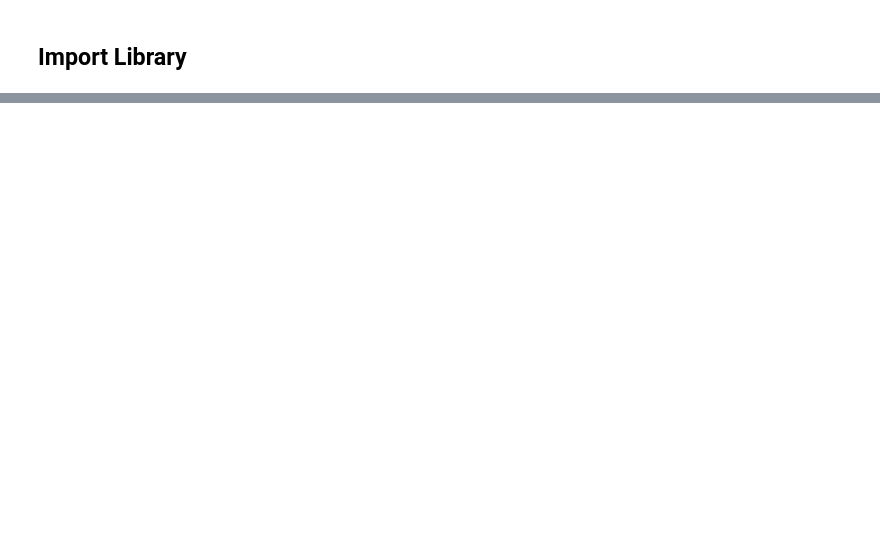
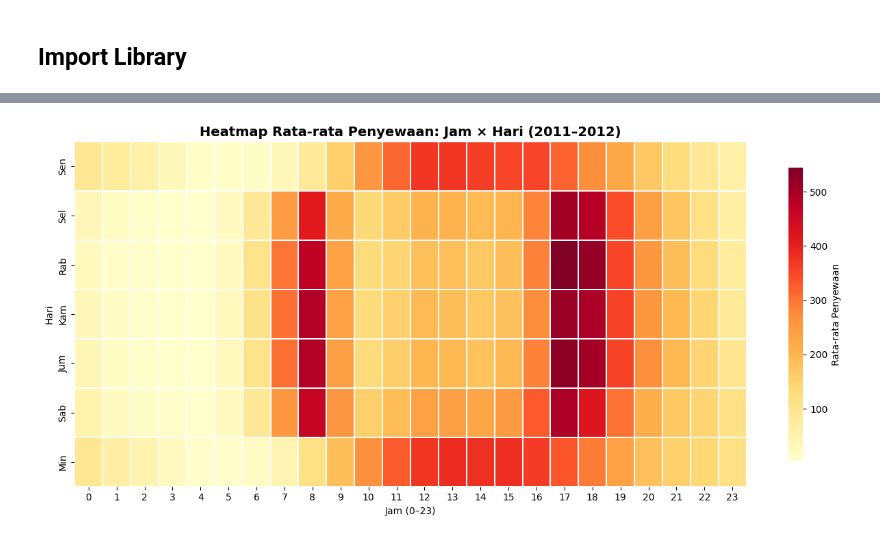
Before and after one commit to HaqiKuy470/CodingCamp, a Jupyter notebook: notebook.ipynb, the cells around one changed output, grey strips where cells are left out. Cells and saved outputs as stored; diff of their text form; code cells hidden in the pictures; blank space fills up the shorter version.

```diff
--- a/notebook.ipynb
+++ b/notebook.ipynb
@@ -178,30 +151,0 @@ Tiga dimensi clustering tanpa algoritma ML:
-# %%
-hourly_avg = df_hour.groupby('hr')['cnt'].mean()
-
-def cluster_jam(cnt):
-    if cnt < 50:    return 'Very Low'
-    elif cnt < 100: return 'Low'
-    elif cnt < 220: return 'Medium'
-    elif cnt < 350: return 'High'
-    else:           return 'Very High'
-
-CLUSTER_ORDER = ['Very Low','Low','Medium','High','Very High']
-COLOR = {
-    'Very Low':'#3a4a6b', 'Low':'#4e7fba', 'Medium':'#f0a500',
-    'High':'#e05c3a', 'Very High':'#c0392b',
-    'Workday Peak':'#e74c3c', 'Workday Normal':'#27ae60', 'Weekend':'#9b59b6',
-    'Kondisi Ideal':'#27ae60','Kondisi Sedang':'#f39c12','Kondisi Buruk':'#e74c3c',
-}
-
-hourly_cluster = hourly_avg.apply(cluster_jam).reset_index()
-hourly_cluster.columns = ['hr','intensity_cluster']
-df_hour = df_hour.merge(hourly_cluster, on='hr')
-df_hour['intensity_cluster'] = pd.Categorical(df_hour['intensity_cluster'], categories=CLUSTER_ORDER, ordered=True)
-
-print('Hasil Clustering Intensitas Jam:')
-print('-'*65)
-for c in CLUSTER_ORDER:
-    hrs = hourly_cluster[hourly_cluster['intensity_cluster']==c]['hr'].tolist()
-    avg = df_hour[df_hour['intensity_cluster']==c]['cnt'].mean()
-    n   = (df_hour['intensity_cluster']==c).sum()
-    print(f'  {c:10s} | Jam {str(hrs):35s} | N={n:5,} | Avg={avg:.1f}')
@@ -337,0 +213,16 @@ Kondisi cuaca dan musim berdampak signifikan:
+# %%
+# Heatmap jam × hari
+pivot = df_hour.groupby(['hr','weekday'])['cnt'].mean().unstack()
+pivot.columns = ['Sen','Sel','Rab','Kam','Jum','Sab','Min']
+
+fig, ax = plt.subplots(figsize=(13, 6))
+sns.heatmap(pivot.T, cmap='YlOrRd', linewidths=0.3, ax=ax,
+            cbar_kws={'label':'Rata-rata Penyewaan','shrink':0.85})
+ax.set_title('Heatmap Rata-rata Penyewaan: Jam × Hari (2011–2012)',
+             fontsize=14, fontweight='bold')
+ax.set_xlabel('Jam (0–23)'); ax.set_ylabel('Hari')
+plt.tight_layout()
+plt.savefig('heatmap_jam_hari.png', dpi=150, bbox_inches='tight')
+plt.show()
+# %% [output]
+[figure, added]
```
Also changed, not shown: parts of 56 cells of this notebook, 1 other file.
